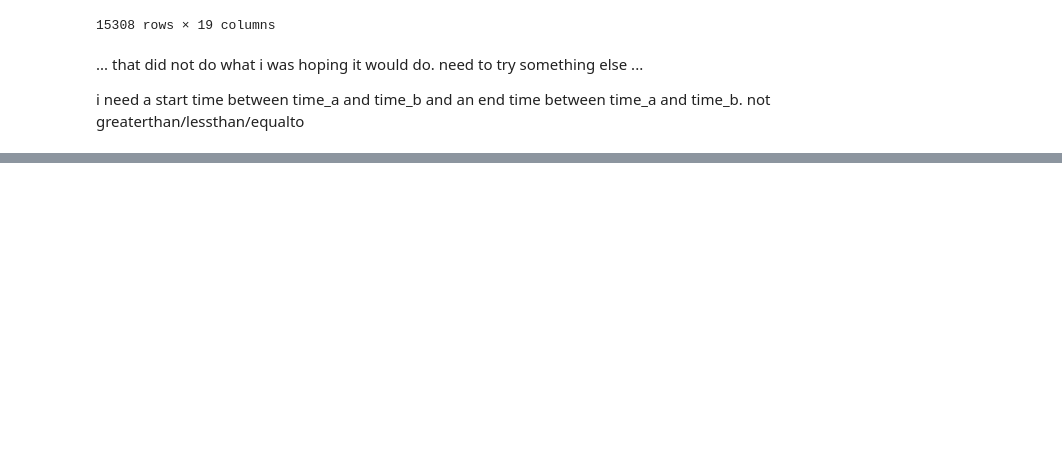
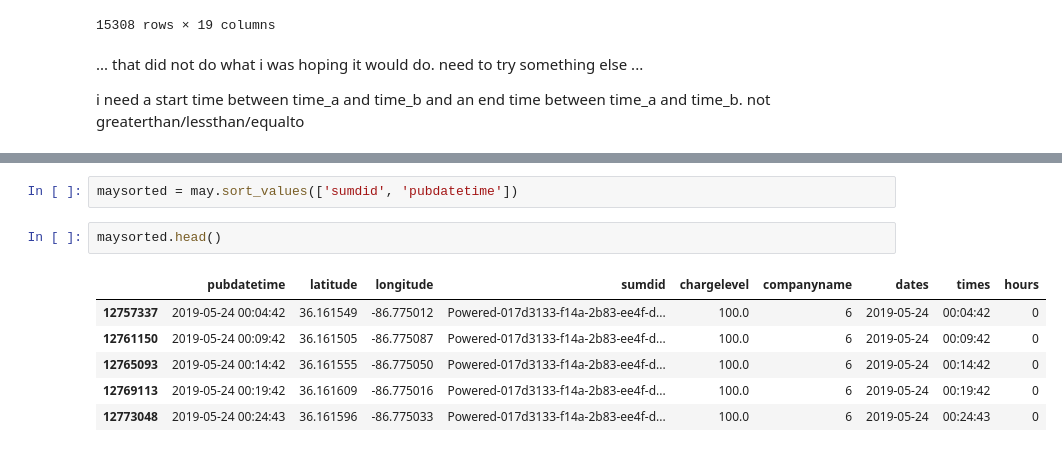
Before and after one commit to Rhunsilval/nashville_scooters_python, a Jupyter notebook: notebooks/2_exploration_may.ipynb, the cells around one changed output, grey strips where cells are left out. Cells and saved outputs as stored; diff of their text form; blank space fills up the shorter version.

```diff
--- a/notebooks/2_exploration_may.ipynb
+++ b/notebooks/2_exploration_may.ipynb
@@ -556,0 +570,11 @@ i need a start time between time_a and time_b and an end time between time_a and
+# %%
+maysorted = may.sort_values(['sumdid', 'pubdatetime'])
+# %%
+maysorted.head()
+# %% [output]
+|  | pubdatetime | latitude | longitude | sumdid | chargelevel | companyname | dates | times | hours |
+| 12757337 | 2019-05-24 00:04:42 | 36.161549 | -86.775012 | Powered-017d3133-f14a-2b83-ee4f-d... | 100.0 | 6 | 2019-05-24 | 00:04:42 | 0 |
+| 12761150 | 2019-05-24 00:09:42 | 36.161505 | -86.775087 | Powered-017d3133-f14a-2b83-ee4f-d... | 100.0 | 6 | 2019-05-24 | 00:09:42 | 0 |
+| 12765093 | 2019-05-24 00:14:42 | 36.161555 | -86.775050 | Powered-017d3133-f14a-2b83-ee4f-d... | 100.0 | 6 | 2019-05-24 | 00:14:42 | 0 |
+| 12769113 | 2019-05-24 00:19:42 | 36.161609 | -86.775016 | Powered-017d3133-f14a-2b83-ee4f-d... | 100.0 | 6 | 2019-05-24 | 00:19:42 | 0 |
+| 12773048 | 2019-05-24 00:24:43 | 36.161596 | -86.775033 | Powered-017d3133-f14a-2b83-ee4f-d... | 100.0 | 6 | 2019-05-24 | 00:24:43 | 0 |
```
Also changed, not shown: parts of 2 cells of this notebook.
